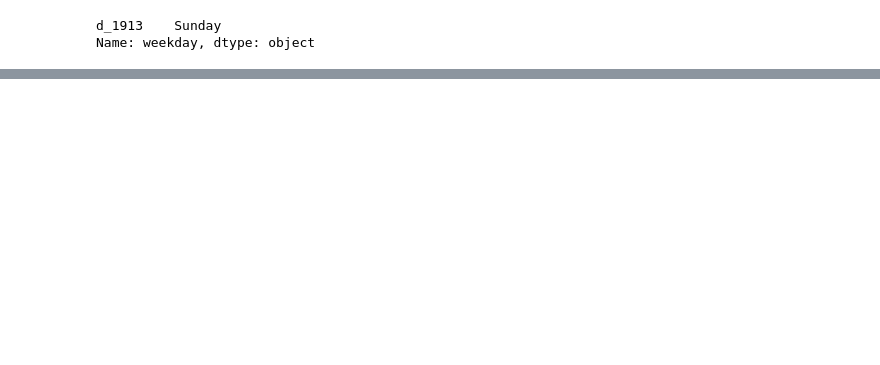
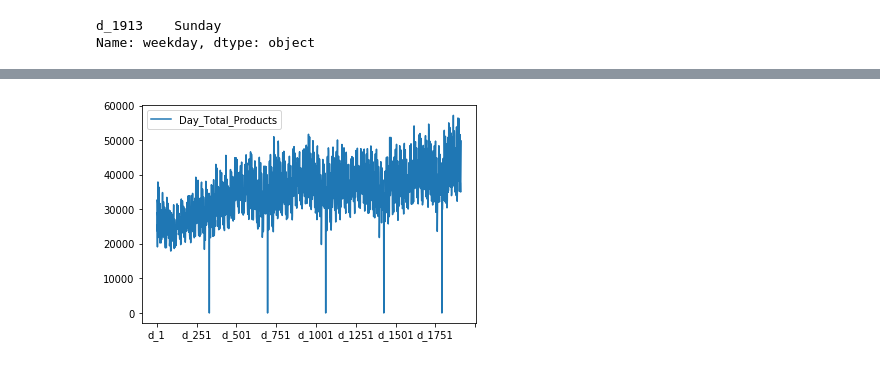
Before and after one commit to engrkassar/5.-MLND_Capstone_Project, a Jupyter notebook: start_trials_local.ipynb, the cells around one changed output, grey strips where cells are left out. Cells and saved outputs as stored; diff of their text form; code cells hidden in the pictures; blank space fills up the shorter version.

```diff
--- a/start_trials_local.ipynb
+++ b/start_trials_local.ipynb
@@ -384,0 +373,2 @@ transposed_sales_train_validation
+# %%
+transposed_sales_train_validation_day_total_products.loc[:,'Day_Total_Products'] = transposed_sales_train_validation.sum(axis=1)
@@ -410,3 +416,5 @@ sales_calendar = transposed_sales_train_validation.join(calendar.set_index('d'))
+# %%
+sales_calendar = transposed_sales_train_validation_day_total_products.join(calendar_sorted)
 # %%
 sales_calendar
 # %% [output]
@@ -441,0 +449,2 @@ calendar[calendar['d']=='d_1913']
+# %%
+sales_days = sales_calendar.iloc[6:,:]
@@ -441,0 +467,6 @@ calendar[calendar['d']=='d_1913']
+# %%
+sales_daily_volume = pd.DataFrame(sales_days['Day_Total_Products'])
+
+lines = sales_daily_volume.plot.line()
+# %% [output]
+[figure, added]
```
Also changed, not shown: parts of 13 cells of this notebook.
